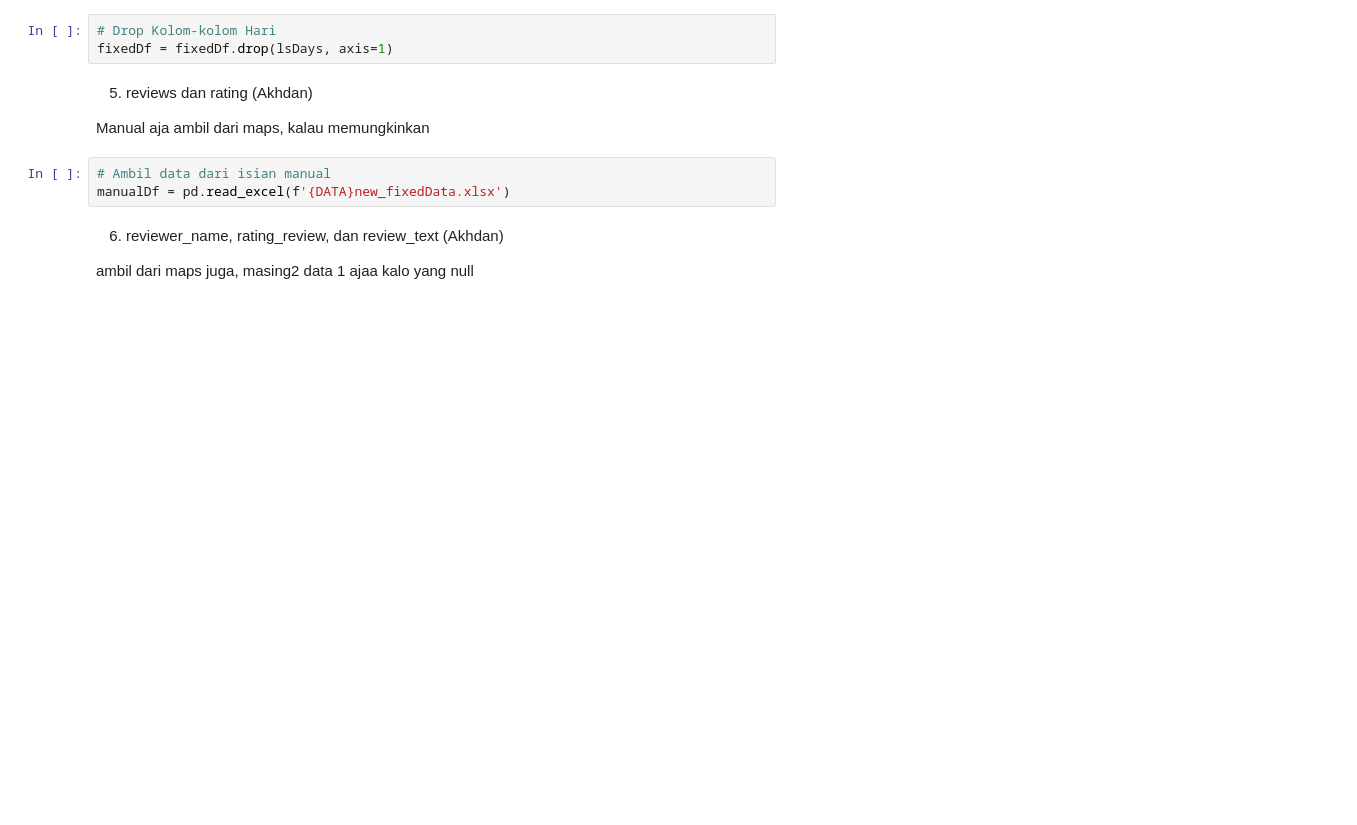
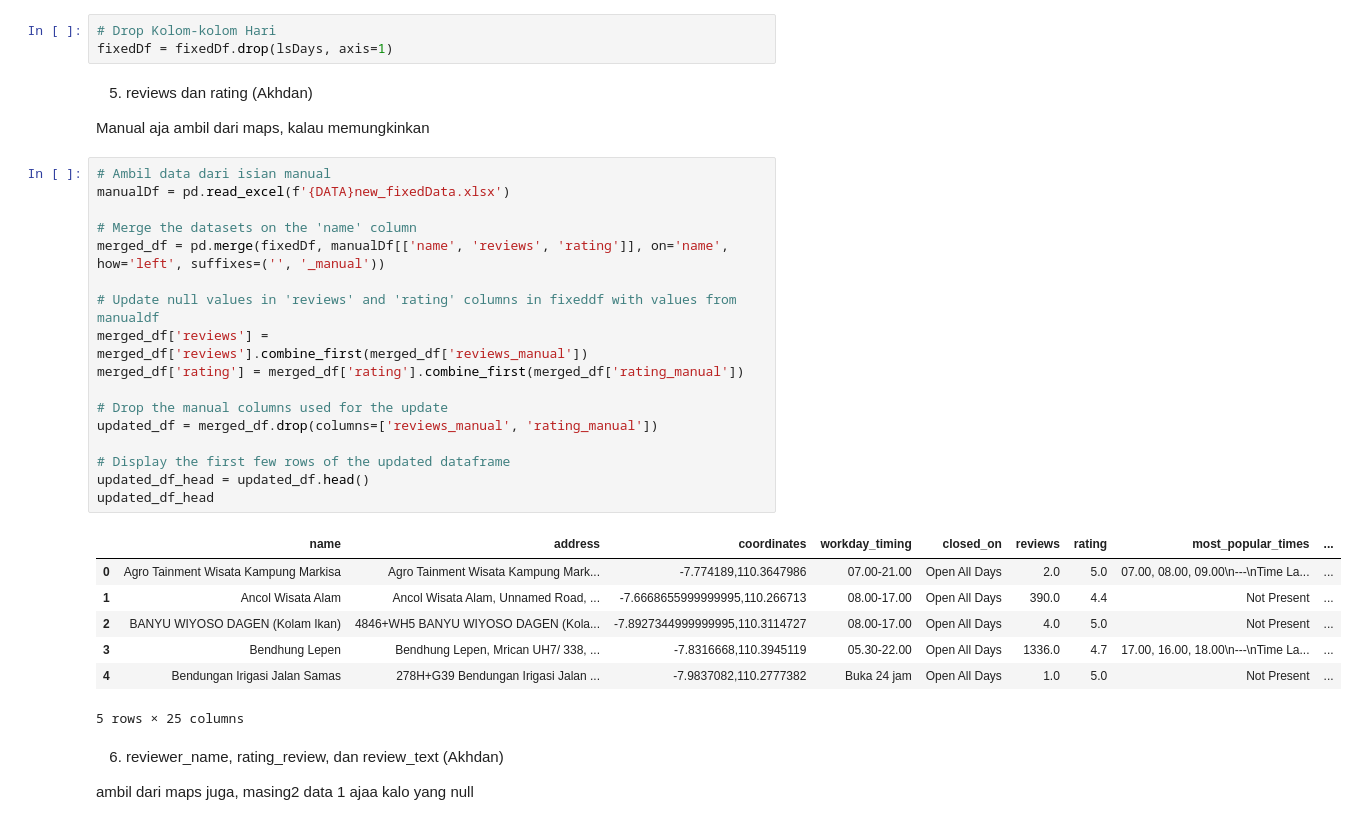
Before and after one commit to ishala/Travel-Destination-Recommender-System, a Jupyter notebook: data_prep.ipynb, the cells around one changed output. Saved outputs shown, nothing was run; the diff lists cells and outputs as text; blank space fills up the shorter version.

Commit message:
reviews dan rating data null

```diff
--- a/data_prep.ipynb
+++ b/data_prep.ipynb
@@ -395,9 +615,31 @@ fixedDf = fixedDf.drop(lsDays, axis=1)
 5. reviews dan rating (Akhdan)
 
 Manual aja ambil dari maps, kalau memungkinkan
-# %%
-# Ambil data dari isian manual
-manualDf = pd.read_excel(f'{DATA}new_fixedData.xlsx')
+# %%
+# Ambil data dari isian manual
+manualDf = pd.read_excel(f'{DATA}new_fixedData.xlsx')
+
+# Merge the datasets on the 'name' column
+merged_df = pd.merge(fixedDf, manualDf[['name', 'reviews', 'rating']], on='name', how='left', suffixes=('', '_manual'))
+
+# Update null values in 'reviews' and 'rating' columns in fixeddf with values from manualdf
+merged_df['reviews'] = merged_df['reviews'].combine_first(merged_df['reviews_manual'])
+merged_df['rating'] = merged_df['rating'].combine_first(merged_df['rating_manual'])
+
+# Drop the manual columns used for the update
+updated_df = merged_df.drop(columns=['reviews_manual', 'rating_manual'])
+
+# Display the first few rows of the updated dataframe
+updated_df_head = updated_df.head()
+updated_df_head
+# %% [output]
+|  | name | address | coordinates | workday_timing | closed_on | reviews | rating | most_popular_times | ... |
+| 0 | Agro Tainment Wisata Kampung Markisa | Agro Tainment Wisata Kampung Mark... | -7.774189,110.3647986 | 07.00-21.00 | Open All Days | 2.0 | 5.0 | 07.00, 08.00, 09.00\n---\nTime La... | ... |
+| 1 | Ancol Wisata Alam | Ancol Wisata Alam, Unnamed Road, ... | -7.6668655999999995,110.266713 | 08.00-17.00 | Open All Days | 390.0 | 4.4 | Not Present | ... |
+| 2 | BANYU WIYOSO DAGEN (Kolam Ikan) | 4846+WH5 BANYU WIYOSO DAGEN (Kola... | -7.8927344999999995,110.3114727 | 08.00-17.00 | Open All Days | 4.0 | 5.0 | Not Present | ... |
+| 3 | Bendhung Lepen | Bendhung Lepen, Mrican UH7/ 338, ... | -7.8316668,110.3945119 | 05.30-22.00 | Open All Days | 1336.0 | 4.7 | 17.00, 16.00, 18.00\n---\nTime La... | ... |
+| 4 | Bendungan Irigasi Jalan Samas | 278H+G39 Bendungan Irigasi Jalan ... | -7.9837082,110.2777382 | Buka 24 jam | Open All Days | 1.0 | 5.0 | Not Present | ... |
+5 rows × 25 columns
 # %% [markdown]
 6. reviewer_name, rating_review, dan review_text (Akhdan)
 
```
Also changed, not shown: parts of 24 cells of this notebook.
